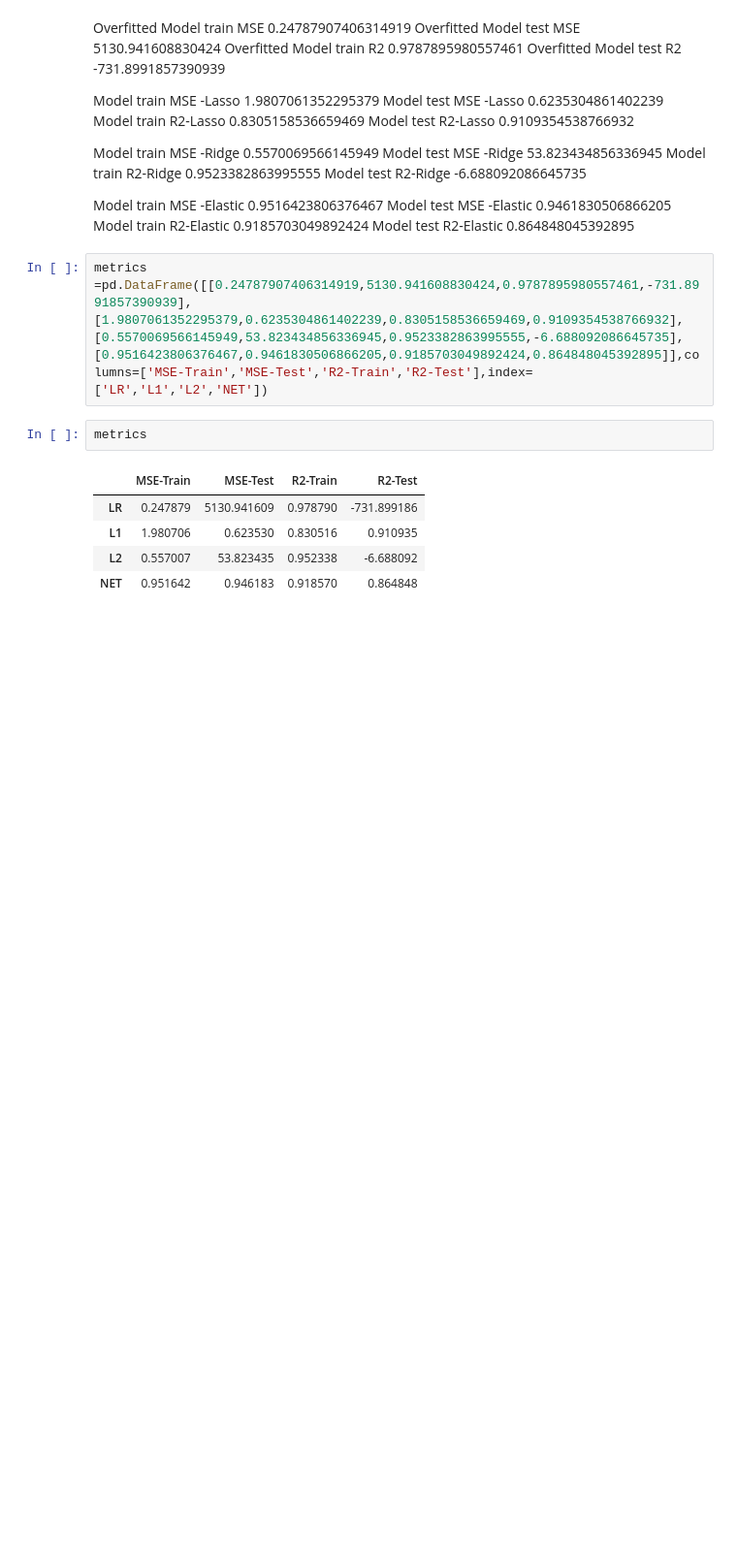
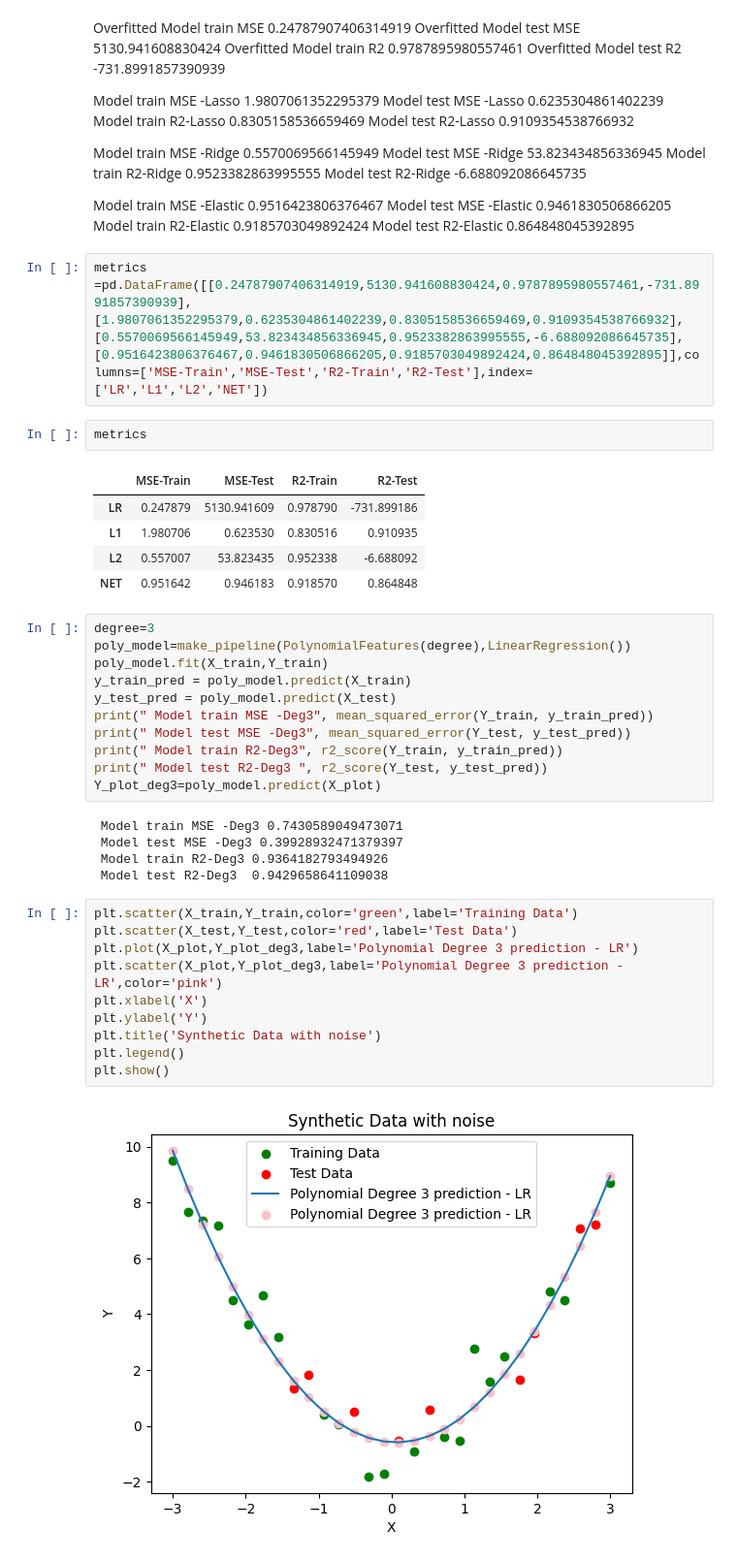
Before and after one commit to BalamuruganDE/DataScience, a Jupyter notebook: MachineLearning/LinearRegression/Overfitting.ipynb, the cells around one changed output. Shown at 97% size. Cells and saved outputs as stored; diff of their text form; blank space fills up the shorter version.

Commit message:
overfitting with degree 3

```diff
--- a/MachineLearning/LinearRegression/Overfitting.ipynb
+++ b/MachineLearning/LinearRegression/Overfitting.ipynb
@@ -470,3 +470,31 @@ metrics
 | L1 | 1.980706 | 0.623530 | 0.830516 | 0.910935 |
 | L2 | 0.557007 | 53.823435 | 0.952338 | -6.688092 |
 | NET | 0.951642 | 0.946183 | 0.918570 | 0.864848 |
+# %%
+degree=3
+poly_model=make_pipeline(PolynomialFeatures(degree),LinearRegression())
+poly_model.fit(X_train,Y_train)
+y_train_pred = poly_model.predict(X_train)
+y_test_pred = poly_model.predict(X_test)
+print(" Model train MSE -Deg3", mean_squared_error(Y_train, y_train_pred))
+print(" Model test MSE -Deg3", mean_squared_error(Y_test, y_test_pred))
+print(" Model train R2-Deg3", r2_score(Y_train, y_train_pred))
+print(" Model test R2-Deg3 ", r2_score(Y_test, y_test_pred))
+Y_plot_deg3=poly_model.predict(X_plot)
+# %% [output]
+ Model train MSE -Deg3 0.7430589049473071
+ Model test MSE -Deg3 0.39928932471379397
+ Model train R2-Deg3 0.9364182793494926
+ Model test R2-Deg3  0.9429658641109038
+# %%
+plt.scatter(X_train,Y_train,color='green',label='Training Data')
+plt.scatter(X_test,Y_test,color='red',label='Test Data')
+plt.plot(X_plot,Y_plot_deg3,label='Polynomial Degree 3 prediction - LR')
+plt.scatter(X_plot,Y_plot_deg3,label='Polynomial Degree 3 prediction - LR',color='pink')
+plt.xlabel('X')
+plt.ylabel('Y')
+plt.title('Synthetic Data with noise')
+plt.legend()
+plt.show()
+# %% [output]
+[figure, added]
```
